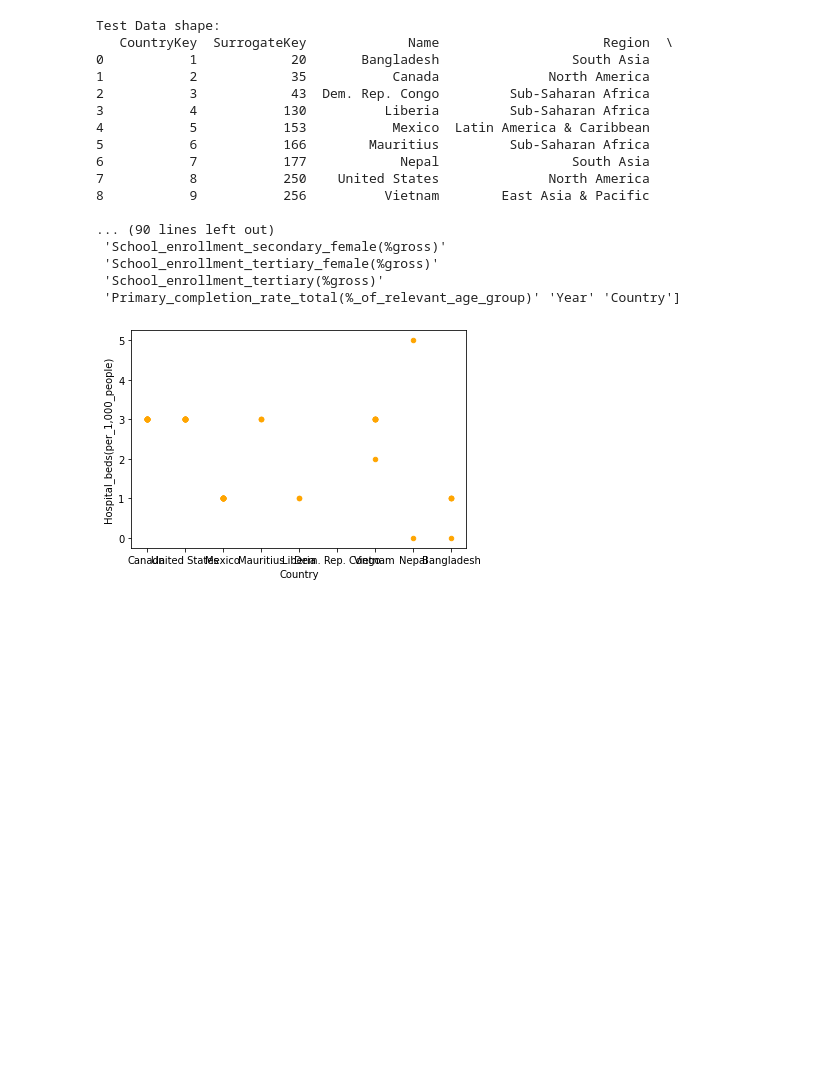
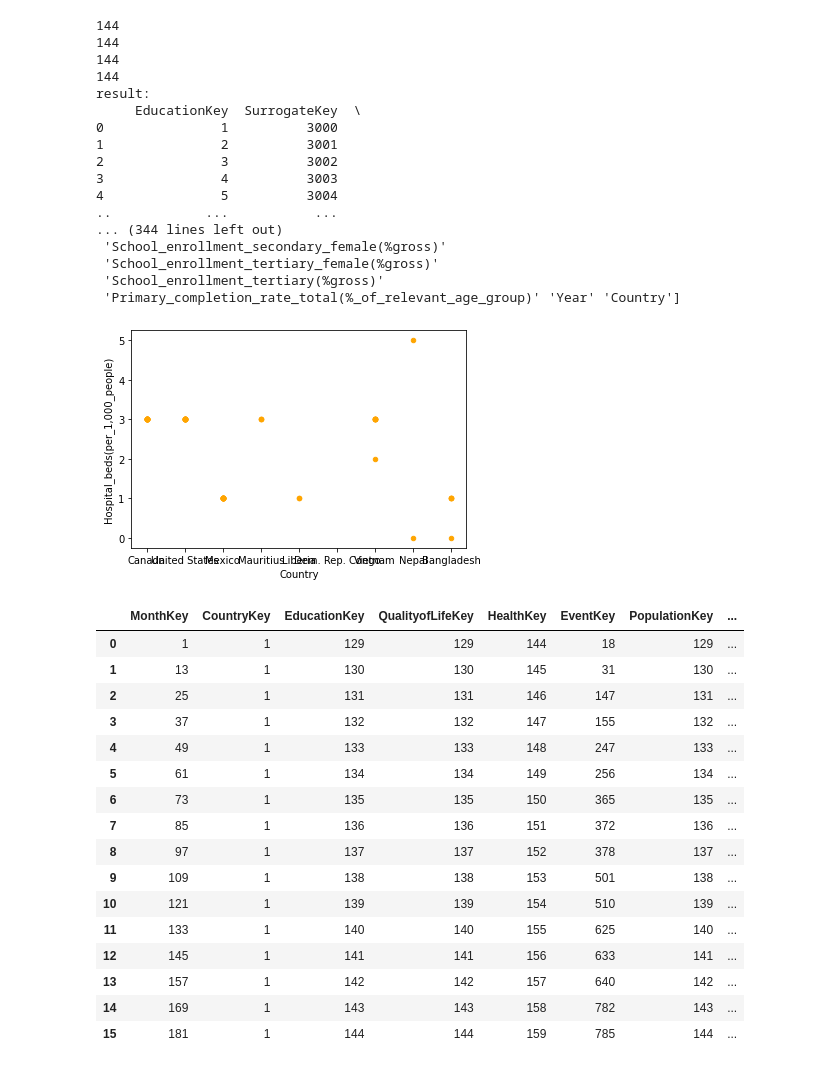
Before and after one commit to AdJansen/CSI4142_Deliverable3, a Jupyter notebook: Data_Mining.ipynb, the cells around one changed output. Saved outputs shown, nothing was run; the diff lists cells and outputs as text; code cells hidden in the pictures; blank space fills up the shorter version.

```diff
--- a/Data_Mining.ipynb
+++ b/Data_Mining.ipynb
@@ -14,7 +31,25 @@ dfMonth = pd.read_csv('./Tables/Month.csv')
 dfPopulation = pd.read_csv('./Tables/Population.csv')
 dfQualityOfLife = pd.read_csv('./Tables/Quality_of_Life.csv')
 
-# print the shape of the dataframes (1)
+print(dfEducation.shape[0])
+print(dfHealth.shape[0])
+print(dfPopulation.shape[0])
+print(dfQualityOfLife.shape[0])
+
+result = pd.concat([dfEducation, dfHealth, dfPopulation, dfQualityOfLife], axis=1)
+dfFactTable.reindex([8,11,9,2, 1, 0,7,5,6,4,10,3])
+canada = dfFactTable.loc[dfFactTable['CountryKey'] == 2]
+unitedStates = dfFactTable.loc[dfFactTable['CountryKey'] == 8]
+mexico = dfFactTable.loc[dfFactTable['CountryKey'] == 5]
+mauritius = dfFactTable.loc[dfFactTable['CountryKey'] == 6]
+liberia = dfFactTable.loc[dfFactTable['CountryKey'] == 4]
+congo = dfFactTable.loc[dfFactTable['CountryKey'] == 3]
+vietnam = dfFactTable.loc[dfFactTable['CountryKey'] == 9]
+nepal = dfFactTable.loc[dfFactTable['CountryKey'] == 7]
+bangladesh = dfFactTable.loc[dfFactTable['CountryKey'] == 1]
+fixedFact = canada
+print(f"result: \n{result}\n")
+# print the shape of the dataframes
 print(f"Test Data shape: \n{dfCountry}\n")
 print(f"Test Data shape: \n{dfEducation.shape}\n")
 print(f"Test Data shape: \n{dfEvent.shape}\n")
@@ -30,21 +65,41 @@ coloumns = dfEducation.columns
 print(coloumns.values)
 boxPlot = dfEducation.boxplot
 # %% [output]
-Test Data shape:
-   CountryKey  SurrogateKey             Name                     Region  \
-0           1            20       Bangladesh                 South Asia
-1           2            35           Canada              North America
-2           3            43  Dem. Rep. Congo         Sub-Saharan Africa
-3           4           130          Liberia         Sub-Saharan Africa
-4           5           153           Mexico  Latin America & Caribbean
-5           6           166        Mauritius         Sub-Saharan Africa
-6           7           177            Nepal                 South Asia
-7           8           250    United States              North America
-8           9           256          Vietnam        East Asia & Pacific
-
-... (90 lines left out)
+144
+144
+144
+144
+result:
+     EducationKey  SurrogateKey  \
+0               1          3000
+1               2          3001
+2               3          3002
+3               4          3003
+4               5          3004
+..            ...           ...
+... (344 lines left out)
  'School_enrollment_secondary_female(%gross)'
  'School_enrollment_tertiary_female(%gross)'
  'School_enrollment_tertiary(%gross)'
  'Primary_completion_rate_total(%_of_relevant_age_group)' 'Year' 'Country']
 [figure]
+# %%
+canada
+# %% [output]
+|  | MonthKey | CountryKey | EducationKey | QualityofLifeKey | HealthKey | EventKey | PopulationKey | ... |
+| 0 | 1 | 1 | 129 | 129 | 144 | 18 | 129 | ... |
+| 1 | 13 | 1 | 130 | 130 | 145 | 31 | 130 | ... |
+| 2 | 25 | 1 | 131 | 131 | 146 | 147 | 131 | ... |
+| 3 | 37 | 1 | 132 | 132 | 147 | 155 | 132 | ... |
+| 4 | 49 | 1 | 133 | 133 | 148 | 247 | 133 | ... |
+| 5 | 61 | 1 | 134 | 134 | 149 | 256 | 134 | ... |
+| 6 | 73 | 1 | 135 | 135 | 150 | 365 | 135 | ... |
+| 7 | 85 | 1 | 136 | 136 | 151 | 372 | 136 | ... |
+| 8 | 97 | 1 | 137 | 137 | 152 | 378 | 137 | ... |
+| 9 | 109 | 1 | 138 | 138 | 153 | 501 | 138 | ... |
+| 10 | 121 | 1 | 139 | 139 | 154 | 510 | 139 | ... |
+| 11 | 133 | 1 | 140 | 140 | 155 | 625 | 140 | ... |
+| 12 | 145 | 1 | 141 | 141 | 156 | 633 | 141 | ... |
+| 13 | 157 | 1 | 142 | 142 | 157 | 640 | 142 | ... |
+| 14 | 169 | 1 | 143 | 143 | 158 | 782 | 143 | ... |
+| 15 | 181 | 1 | 144 | 144 | 159 | 785 | 144 | ... |
```
Also changed, not shown: parts of 3 cells of this notebook.
